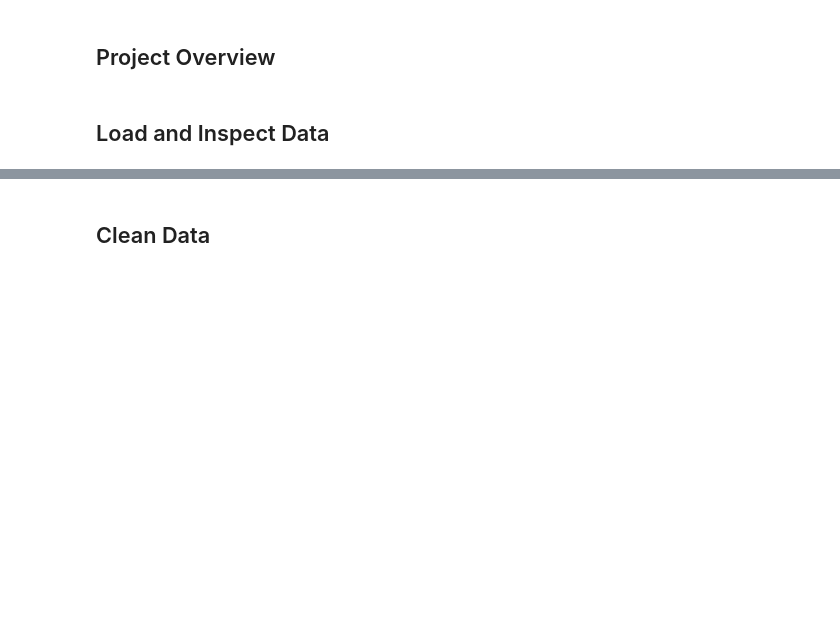
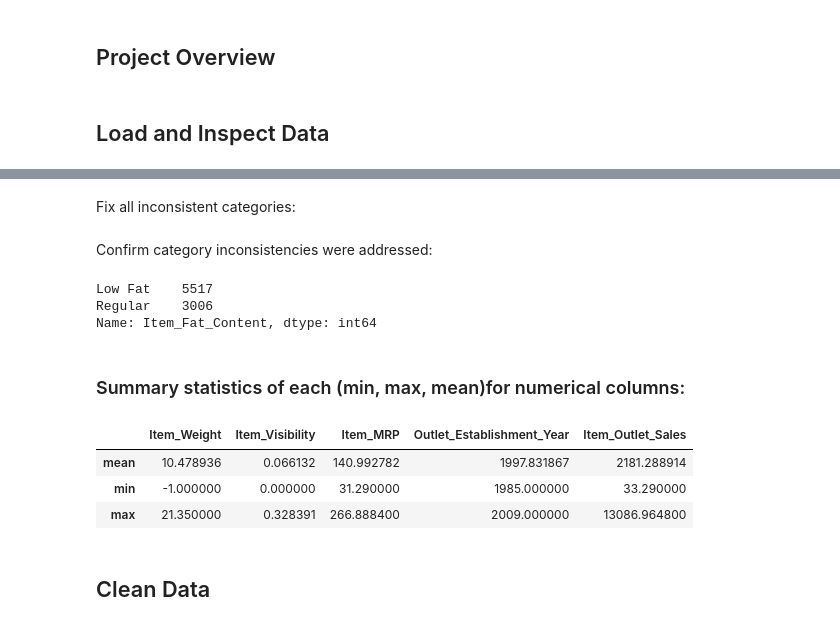
Before and after one commit to LoveidaLucero/Prediction-of-Product-Sales, a Jupyter notebook: Prediction_of_Product_Sales.ipynb, the cells around one changed output, grey strips where cells are left out. Drawn from its saved outputs; the diff is of its cells as text; code cells hidden in the pictures; blank space fills up the shorter version.

```diff
--- a/Prediction_of_Product_Sales.ipynb
+++ b/Prediction_of_Product_Sales.ipynb
@@ -9,0 +134,3 @@
+# %%
+df_sales['Item_Weight'] = df_sales['Item_Weight'].fillna(value = -1)
+df_sales['Item_Weight'].value_counts()
@@ -9,0 +150,3 @@
+# %%
+df_sales['Outlet_Size'] = df_sales['Outlet_Size'].fillna(value = 'MISSING')
+df_sales['Outlet_Size'].value_counts()
@@ -10,3 +217,25 @@
+# %% [markdown]
+Fix all inconsistent categories:
+# %%
+df_sales['Item_Fat_Content'] = df_sales['Item_Fat_Content'].replace({'LF':'Low Fat','reg':'Regular','low fat':'Low Fat'})
+# %% [markdown]
+Confirm category inconsistencies were addressed:
+# %%
+df_sales['Item_Fat_Content'].value_counts()
+# %% [output]
+Low Fat    5517
+Regular    3006
+Name: Item_Fat_Content, dtype: int64
+# %% [markdown]
+### Summary statistics of each (min, max, mean)for numerical columns:
+# %%
+stats = df_sales.describe()
+stats.loc[['mean','min','max']]
+# %% [output]
+|  | Item_Weight | Item_Visibility | Item_MRP | Outlet_Establishment_Year | Item_Outlet_Sales |
+| mean | 10.478936 | 0.066132 | 140.992782 | 1997.831867 | 2181.288914 |
+| min | -1.000000 | 0.000000 | 31.290000 | 1985.000000 | 33.290000 |
+| max | 21.350000 | 0.328391 | 266.888400 | 2009.000000 | 13086.964800 |
 # %% [markdown]
 ## Clean Data
 # %% [markdown]
```
Also changed, not shown: parts of 31 cells of this notebook.
